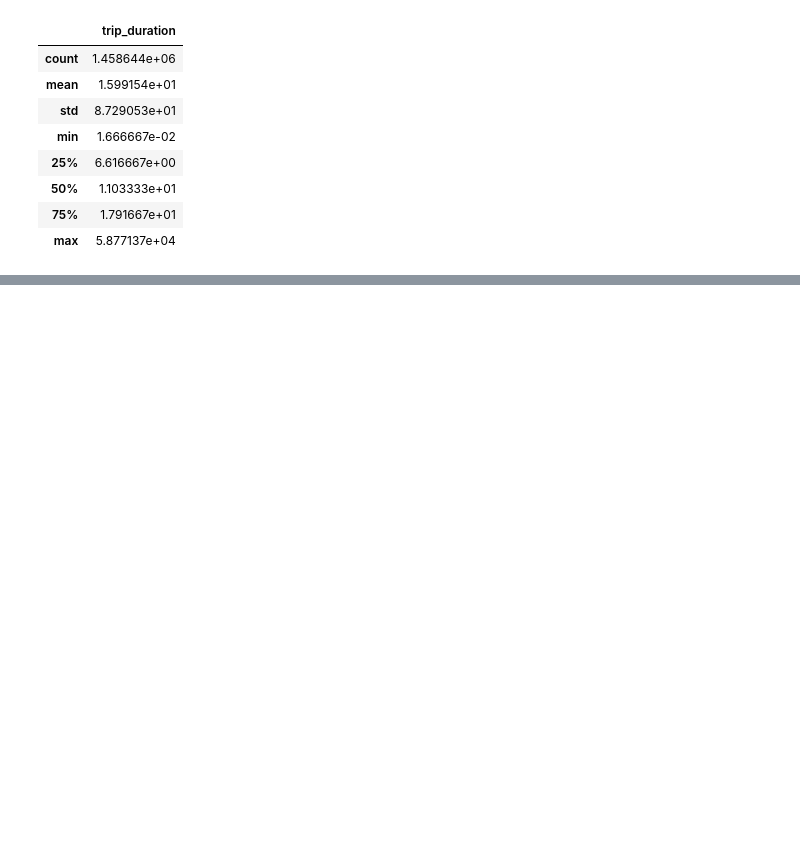
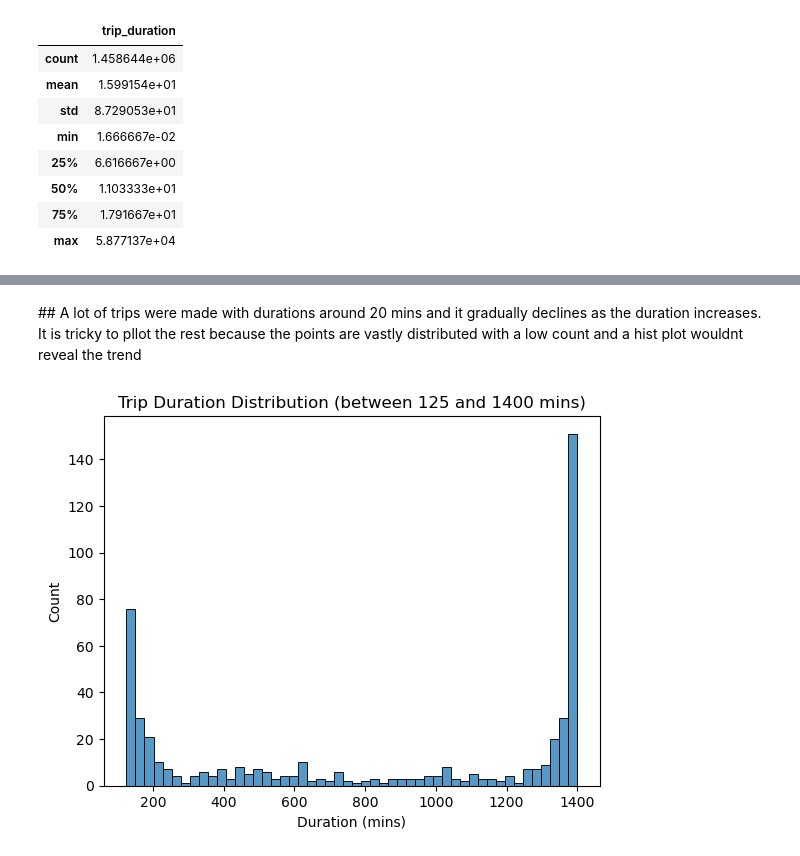
Before and after one commit to darklord-57/darklord, a Jupyter notebook: data_analysis/cab_trip/cab_eda.ipynb, the cells around one changed output, grey strips where cells are left out. Drawn from its saved outputs; the diff is of its cells as text; code cells hidden in the pictures; blank space fills up the shorter version.

```diff
--- a/data_analysis/cab_trip/cab_eda.ipynb
+++ b/data_analysis/cab_trip/cab_eda.ipynb
@@ -94,0 +88,11 @@ sns.distplot(df[df['trip_duration']<7000]['trip_duration'], kde=True, hist=True,
+# %% [markdown]
+## A lot of trips were made with durations around 20 mins and it gradually declines as the duration increases. It is tricky to pllot the rest because the points are vastly distributed with a low count and a hist plot wouldnt reveal the trend
+# %%
+# this shows a sudden spike in the trips with duration around 1400 mins.
+sns.histplot(data=(df[(df['trip_duration']>125) & (df['trip_duration']<1400)]),x='trip_duration', bins=50)
+
+plt.xlabel('Duration (mins)')
+plt.title('Trip Duration Distribution (between 125 and 1400 mins)')
+plt.show()
+# %% [output]
+[figure, added]
```
Also changed, not shown: parts of 49 cells of this notebook, 1 other file.
